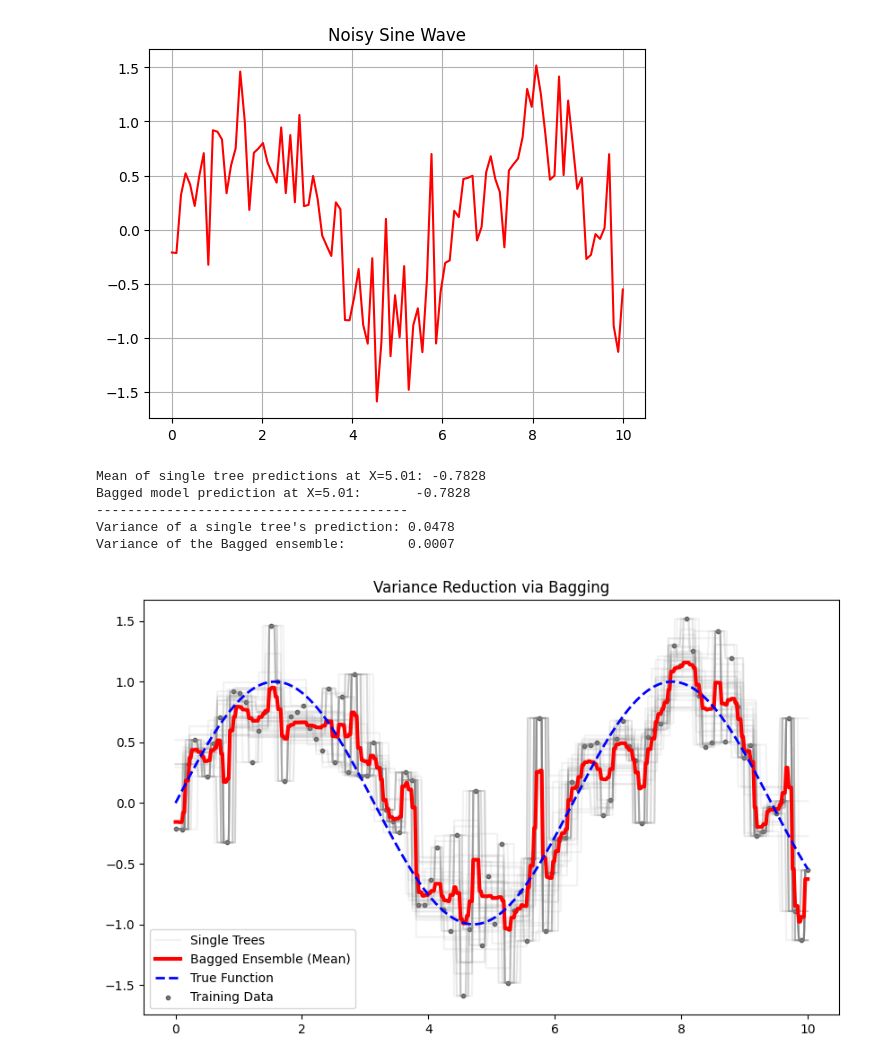
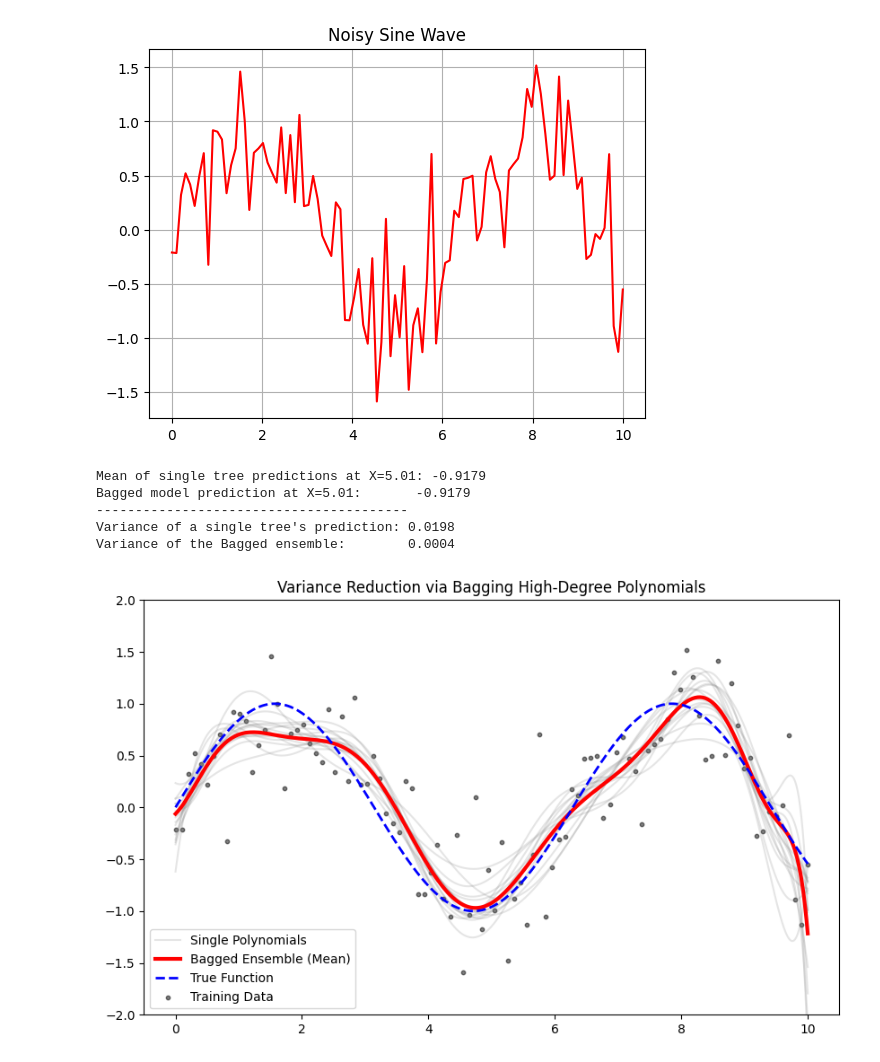
Before and after one commit to Smael-olk/Stats_ML_DL_AI, a Jupyter notebook: Bagging_Random_Forests.ipynb, the cells around one changed output. Saved outputs shown, nothing was run; the diff lists cells and outputs as text; code cells hidden in the pictures.

Commit message:
Fitting a flexible polynomial model and bagging

```diff
--- a/Bagging_Random_Forests.ipynb
+++ b/Bagging_Random_Forests.ipynb
@@ -53,9 +55,10 @@ predictions = np.zeros((B, len(X_test)))
 
 for i in range(B):
     X_boot, y_boot = resample(X_train, y_train)
-    tree = DecisionTreeRegressor(max_depth=6)
-    tree.fit(X_boot, y_boot)
-    predictions[i, :] = tree.predict(X_test)
+    poly_model = make_pipeline(PolynomialFeatures(degree=12), LinearRegression())
+    poly_model.fit(X_boot, y_boot)
+    predictions[i, :] = poly_model.predict(X_test)
+
 
 bagged_prediction = np.mean(predictions, axis=0)
 
@@ -71,26 +74,29 @@ print("-" * 40)
 print(f"Variance of a single tree's prediction: {single_tree_variance:.4f}")
 print(f"Variance of the Bagged ensemble:        {actual_bagged_variance:.4f}")
 # %% [output]
-Mean of single tree predictions at X=5.01: -0.7828
-Bagged model prediction at X=5.01:       -0.7828
+Mean of single tree predictions at X=5.01: -0.9179
+Bagged model prediction at X=5.01:       -0.9179
 ----------------------------------------
-Variance of a single tree's prediction: 0.0478
-Variance of the Bagged ensemble:        0.0007
+Variance of a single tree's prediction: 0.0198
+Variance of the Bagged ensemble:        0.0004
 # %%
 plt.figure(figsize=(10, 6))
 
-# Plot all individual trees
-for i in range(B):
-    plt.plot(X_test, predictions[i], color='gray', alpha=0.1,
-             label='Single Trees' if i == 0 else "")
+# Plot a few individual overfitted models (High Variance)
+# (Only plotting 15 so the chart isn't completely unreadable)
+for i in range(15):
+    plt.plot(X_test, predictions[i], color='gray', alpha=0.2,
+             label='Single Polynomials' if i == 0 else "")
 
-# Plot the Bagged Ensemble
+# Plot the Bagged Ensemble (Reduced Variance)
 plt.plot(X_test, bagged_prediction, color='red', linewidth=3, label='Bagged Ensemble (Mean)')
 plt.plot(X_test, y_true, color='blue', linestyle='--', linewidth=2, label='True Function')
 plt.scatter(X_train, y_train, color='black', s=10, alpha=0.5, label='Training Data')
 
-plt.title("Variance Reduction via Bagging")
+# Limit y-axis because polynomials can shoot off to infinity at the edges
+plt.ylim(-2, 2)
+plt.title("Variance Reduction via Bagging High-Degree Polynomials")
 plt.legend()
 plt.show()
 # %% [output]
-[figure, old version]
+[figure, new version]
```
Also changed, not shown: parts of 1 cell of this notebook.
